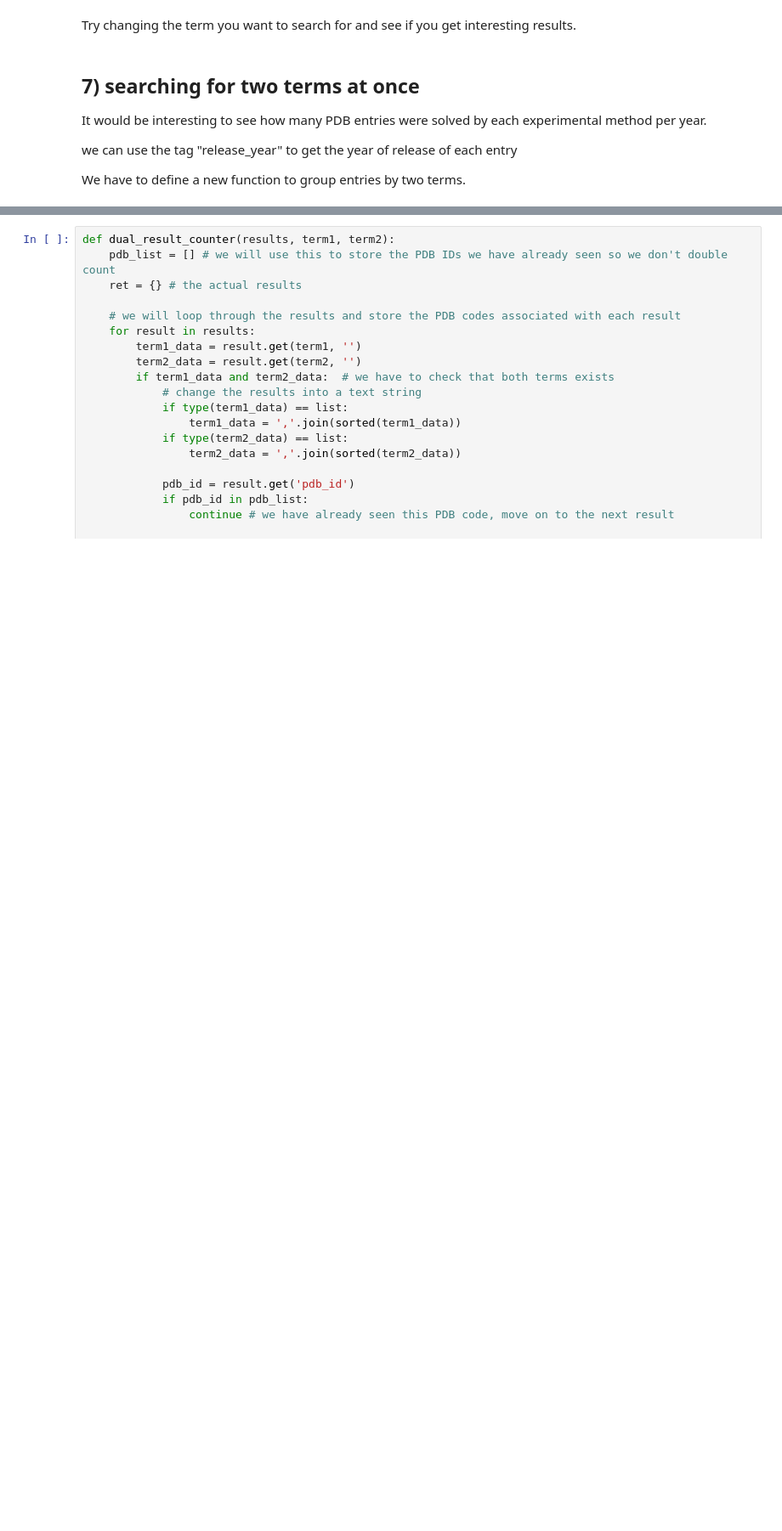
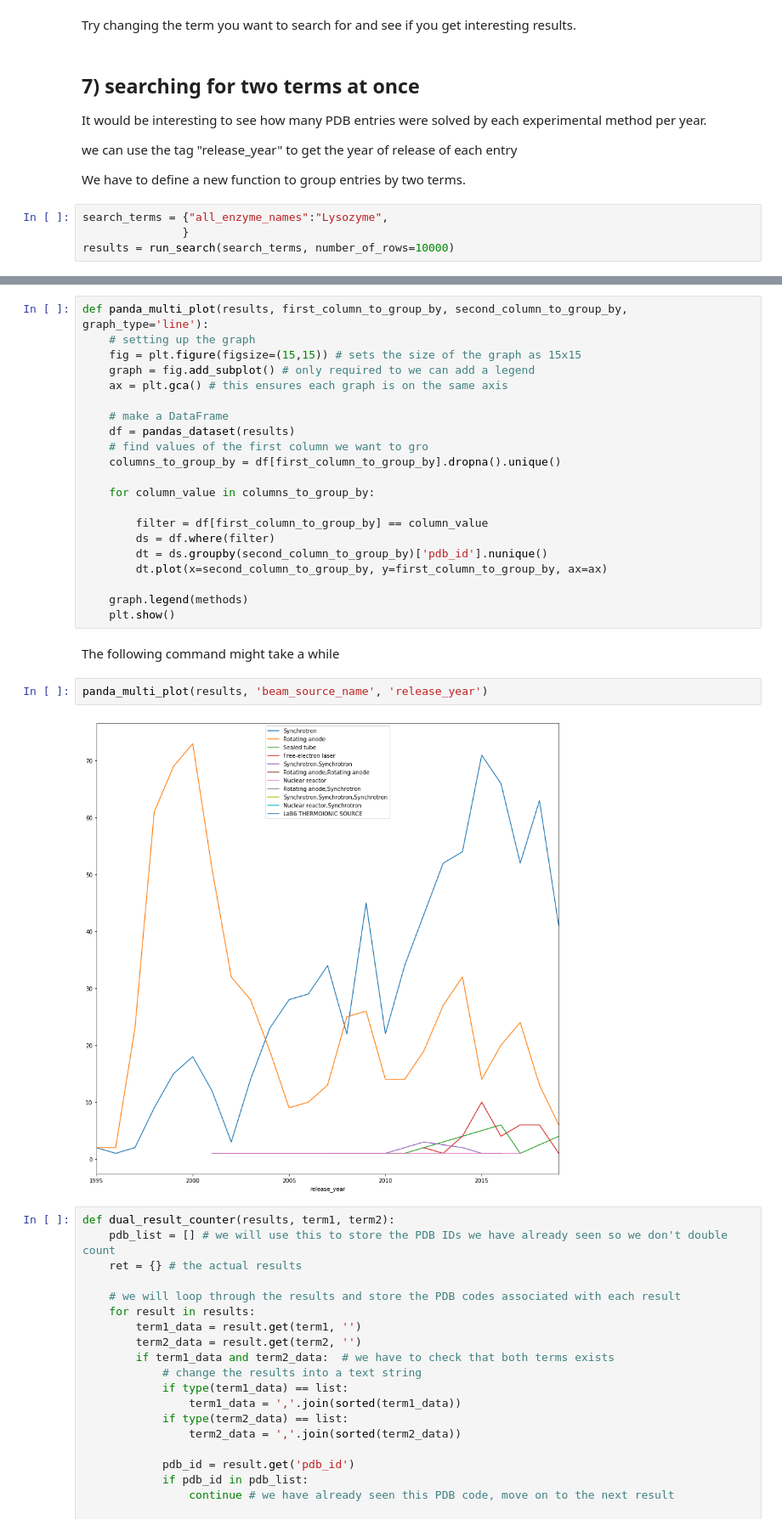
Before and after one commit to PDBeurope/pdbe-api-training, a Jupyter notebook: API workshop #6 - PDB search.ipynb, the cells around one changed output, grey strips where cells are left out. Shown: that part at 85% size. Saved outputs shown, nothing was run; the diff lists cells and outputs as text; blank space fills up the shorter version.

Commit message:
updated to use pandas for multi-line graph

```diff
--- a/API workshop #6 - PDB search.ipynb
+++ b/API workshop #6 - PDB search.ipynb
@@ -363,3 +363,7 @@ It would be interesting to see how many PDB entries were solved by each experime
 we can use the tag "release_year" to get the year of release of each entry
 
 We have to define a new function to group entries by two terms.
+# %%
+search_terms = {"all_enzyme_names":"Lysozyme",
+               }
+results = run_search(search_terms, number_of_rows=10000)
@@ -366,3 +403,30 @@ We have to define a new function to group entries by two terms.
+# %%
+def panda_multi_plot(results, first_column_to_group_by, second_column_to_group_by, graph_type='line'):
+    # setting up the graph
+    fig = plt.figure(figsize=(15,15)) # sets the size of the graph as 15x15
+    graph = fig.add_subplot() # only required to we can add a legend
+    ax = plt.gca() # this ensures each graph is on the same axis
+
+    # make a DataFrame
+    df = pandas_dataset(results)
+    # find values of the first column we want to gro
+    columns_to_group_by = df[first_column_to_group_by].dropna().unique()
+
+    for column_value in columns_to_group_by:
+
+        filter = df[first_column_to_group_by] == column_value
+        ds = df.where(filter)
+        dt = ds.groupby(second_column_to_group_by)['pdb_id'].nunique()
+        dt.plot(x=second_column_to_group_by, y=first_column_to_group_by, ax=ax)
+
+    graph.legend(methods)
+    plt.show()
+# %% [markdown]
+The following command might take a while
+# %%
+panda_multi_plot(results, 'beam_source_name', 'release_year')
+# %% [output]
+[figure, added]
 # %%
 def dual_result_counter(results, term1, term2):
     pdb_list = [] # we will use this to store the PDB IDs we have already seen so we don't double count
```
Also changed, not shown: parts of 3 cells of this notebook.
